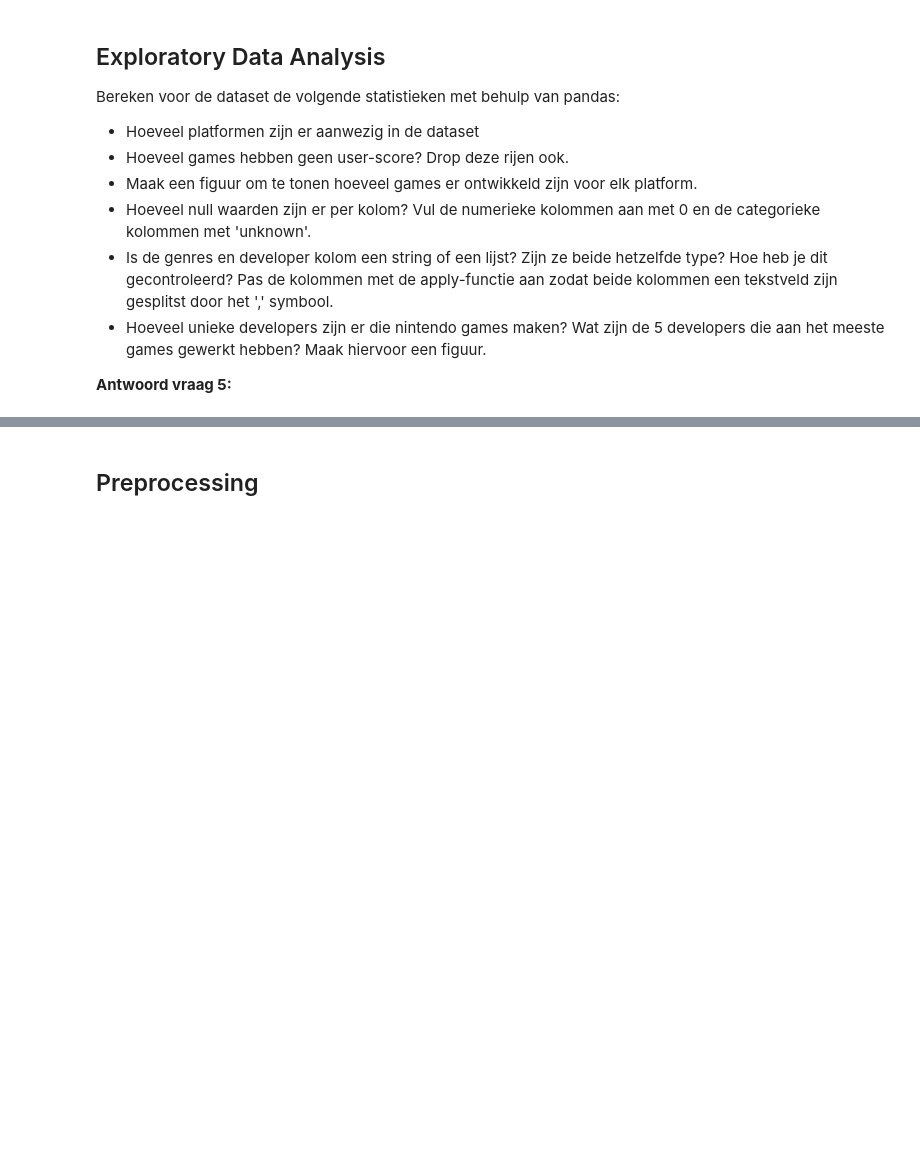
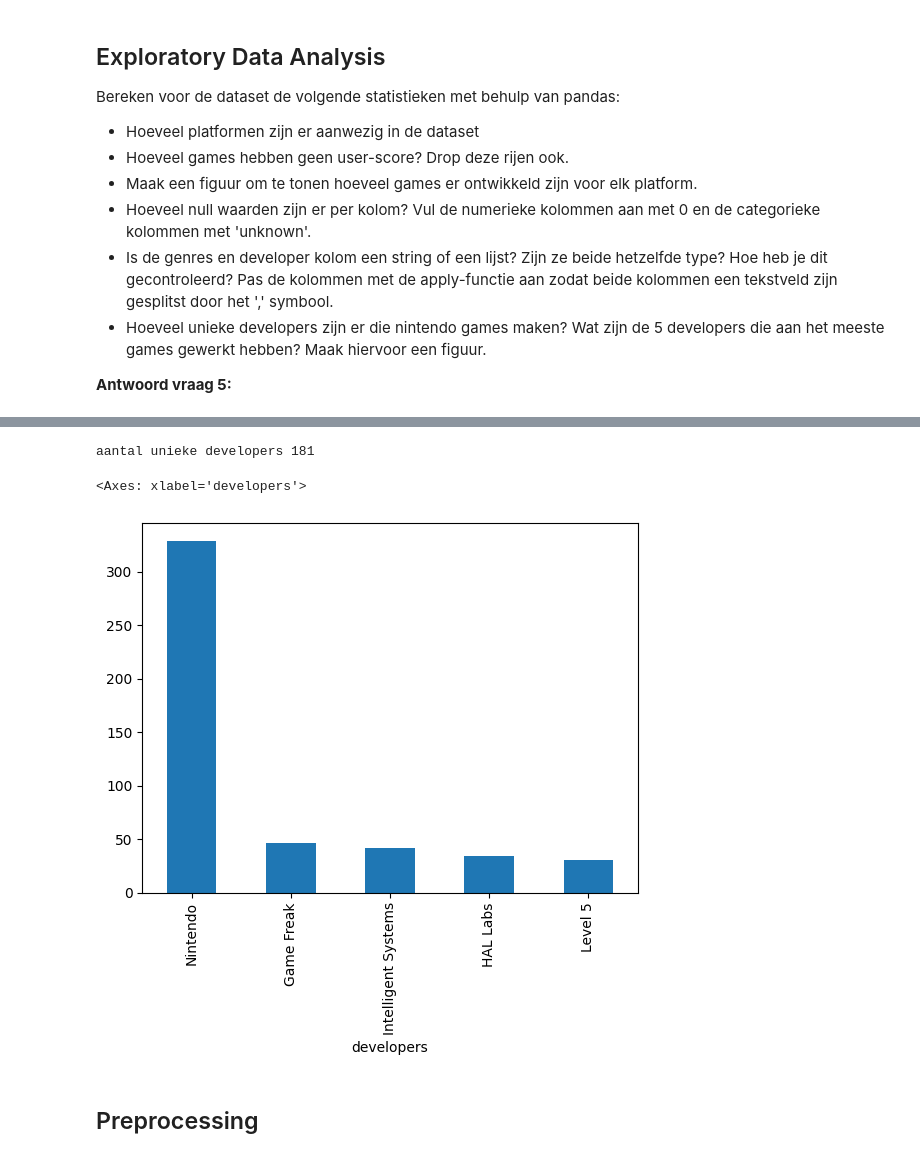
Before and after one commit to OdiseeMachineLearning2526/Leerstof-groep-1, a Jupyter notebook: Week_03/Structured.ipynb, the cells around one changed output, grey strips where cells are left out. Cells and saved outputs as stored; diff of their text form; code cells hidden in the pictures; blank space fills up the shorter version.

```diff
--- a/Week_03/Structured.ipynb
+++ b/Week_03/Structured.ipynb
@@ -63,4 +99,6 @@ Bereken voor de dataset de volgende statistieken met behulp van pandas:
 # %%
 # Vraag 4
+df2.isna().sum()
+df3 = df2.fillna({'meta_score': 0, 'esrb_rating': 'unknown'})
 # %%
 # Vraag 5
@@ -67,5 +114,13 @@ Bereken voor de dataset de volgende statistieken met behulp van pandas:
 # %%
 # Vraag 6
+tmp = df4.developers.str.split(', ').explode()
+print('aantal unieke developers', tmp.nunique())
+
+tmp.value_counts().head(5).plot.bar()
+# %% [output]
+aantal unieke developers 181
+<Axes: xlabel='developers'>
+[figure, added]
 # %% [markdown]
 ## Preprocessing
 # %% [markdown]
```
Also changed, not shown: parts of 8 cells of this notebook, 5 other files.
